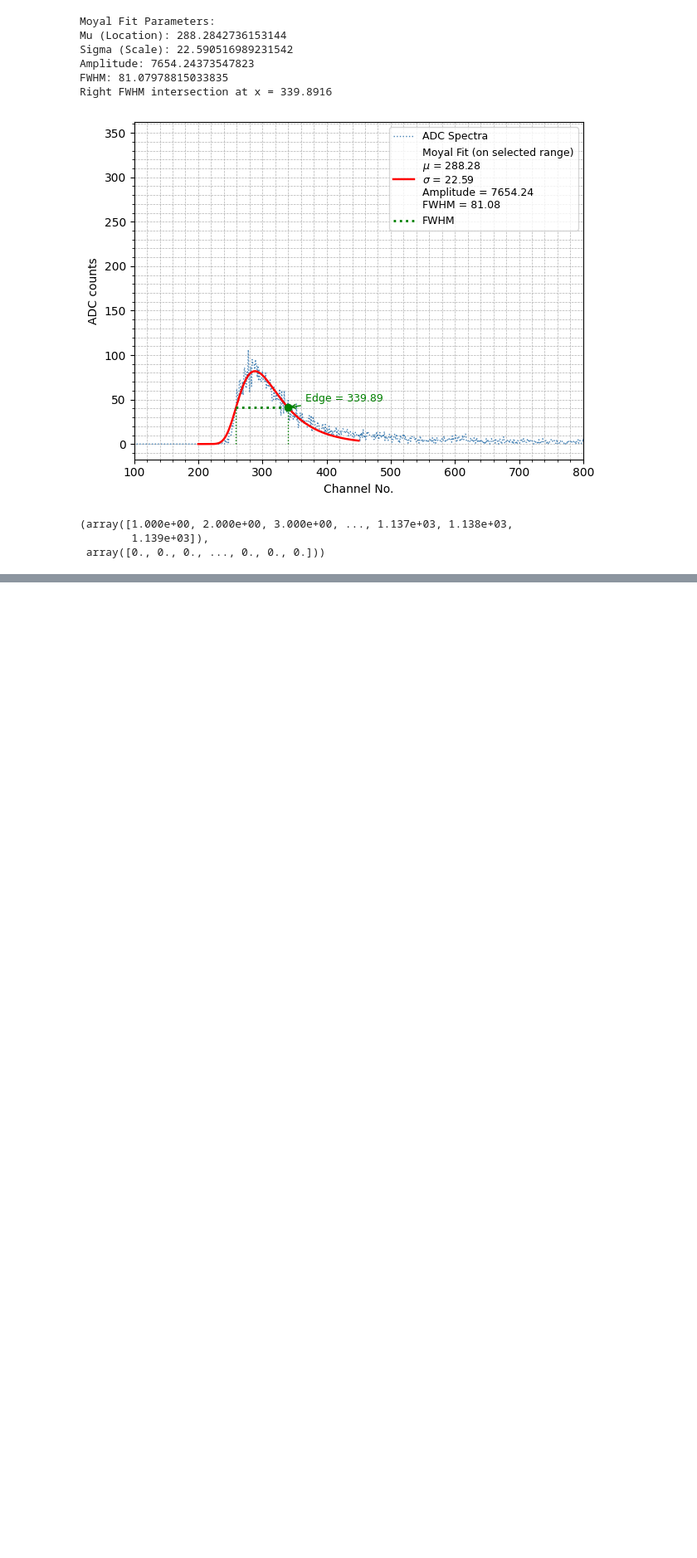
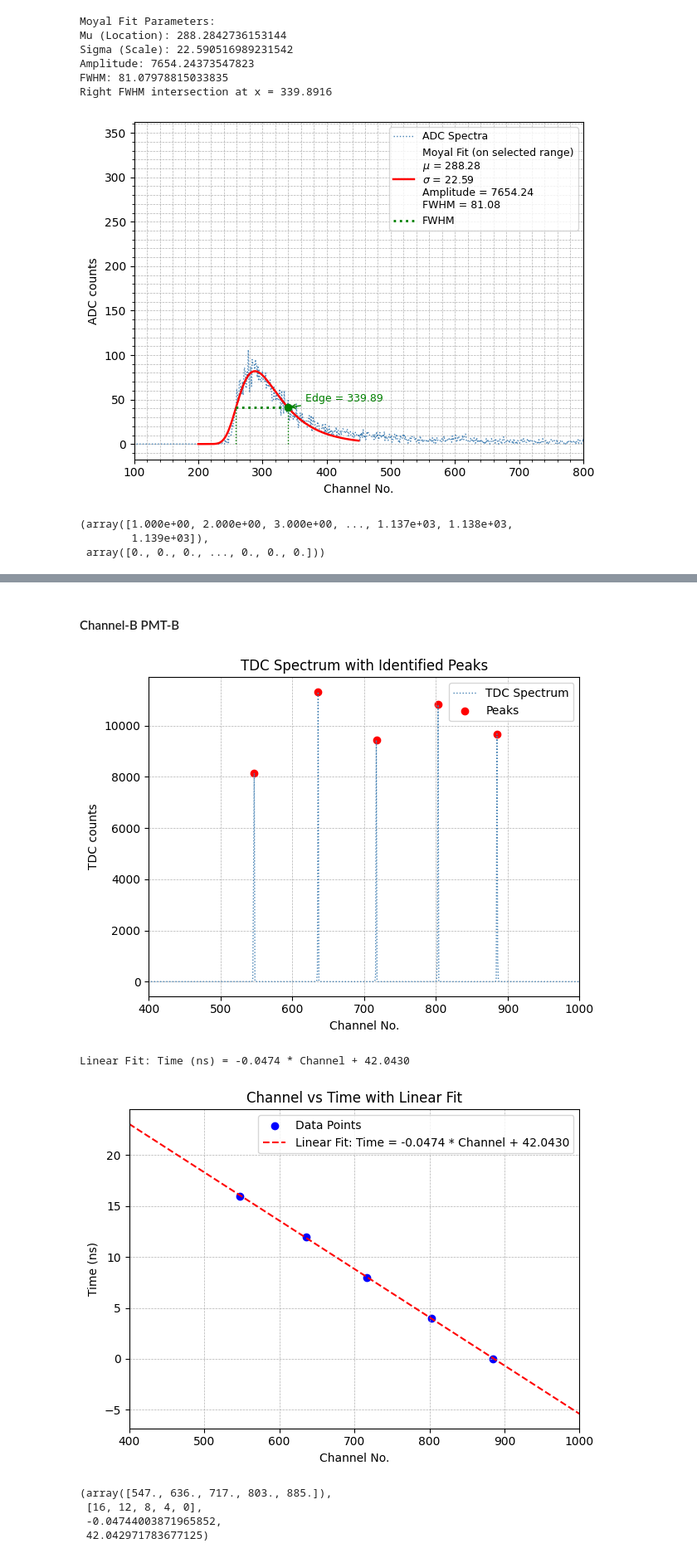
Before and after one commit to c0smic-65/M19-spectra-analysis, a Jupyter notebook: test.ipynb, the cells around one changed output, grey strips where cells are left out. Shown at 83% size. Saved outputs shown, nothing was run; the diff lists cells and outputs as text; code cells hidden in the pictures; blank space fills up the shorter version.

```diff
--- a/test.ipynb
+++ b/test.ipynb
@@ -282,0 +464,15 @@ Right FWHM intersection at x = 339.8916
+# %% [markdown]
+#### Channel-B PMT-B
+# %%
+analyze_tdc_spectrum(
+    "/Users/sayakghosh/Downloads/M19 Cosmic Rays/5.1.4/time calib/co60_time_calib_chB_tdc_b.txt",
+    xlim=(400, 1000),
+)
+# %% [output]
+[figure, added]
+Linear Fit: Time (ns) = -0.0474 * Channel + 42.0430
+[figure, added]
+(array([547., 636., 717., 803., 885.]),
+ [16, 12, 8, 4, 0],
+ -0.04744003871965852,
+ 42.042971783677125)
```
Also changed, not shown: parts of 15 cells of this notebook.
